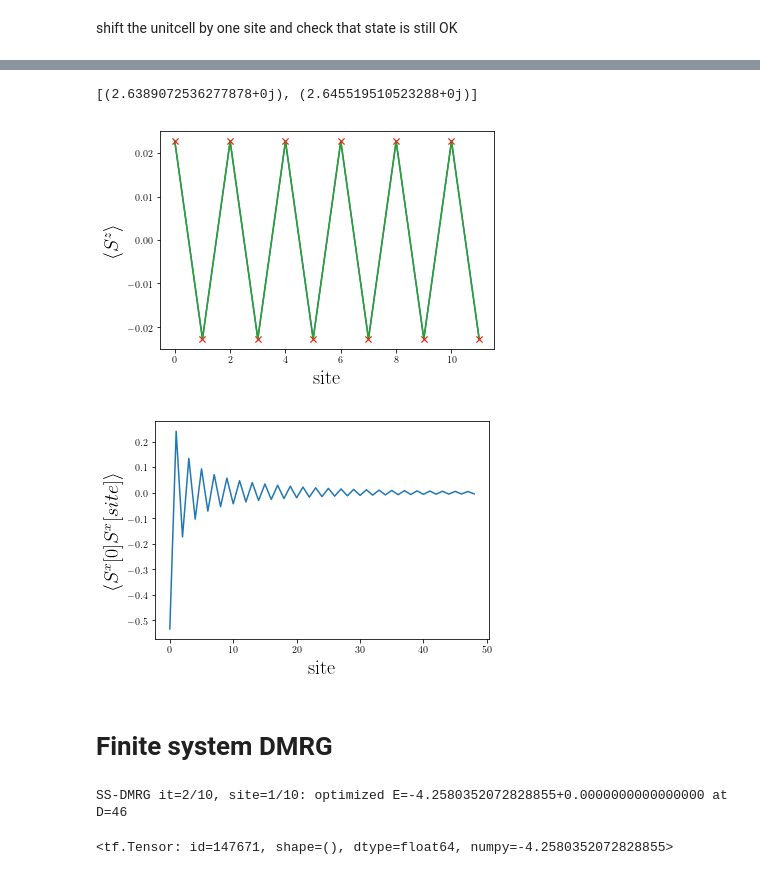
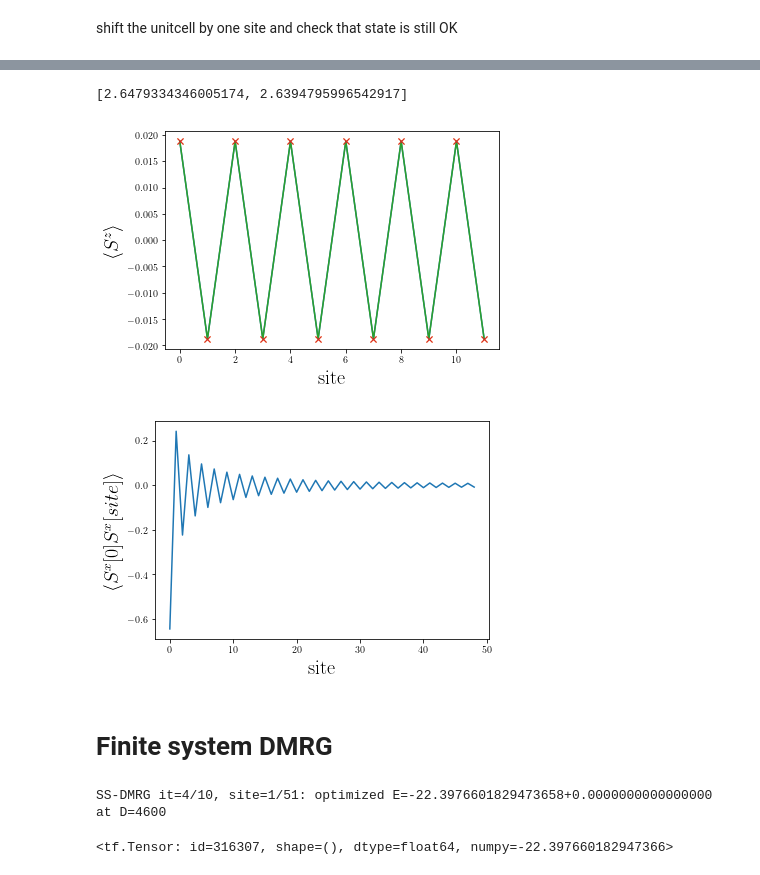
Before and after one commit to google/TensorNetwork, a Jupyter notebook: experiments/MPS/DMRG-experiments.ipynb, the cells around one changed output, grey strips where cells are left out. Drawn from its saved outputs; the diff is of its cells as text; code cells hidden in the pictures.

```diff
--- a/experiments/MPS/DMRG-experiments.ipynb
+++ b/experiments/MPS/DMRG-experiments.ipynb
@@ -160,7 +157,7 @@ idmrg.mps.restore_form(numeig=1)
 #calculate expectation values
 L=12
 imps.position(1)
-Sz=np.diag([-0.5,0.5]).astype(np.complex128)
+Sz=np.diag([-0.5,0.5]).astype(np.float64)
 
 mean_sz=idmrg.mps.expvals_1site([Sz for n in range(L)],range(L))
 mean_sz_=[idmrg.mps.expval_1site(Sz,n).numpy() for n in range(L)]
@@ -192,7 +189,7 @@ check orthogonality conditions after restoring form (all numbers should be small
 # %%
 mean_sz_shifted=idmrg.mps.expvals_1site([Sz for n in range(L)],range(L))
 mean_sz_shifted_=[idmrg.mps.expval_1site(Sz,n).numpy() for n in range(L)]
-Sx=np.array([[0.0,1],[1,0]]).astype(np.complex128)
+Sx=np.array([[0.0,1],[1,0]]).astype(np.float64)
 
 SzSz_=idmrg.mps.correlator_1site(Sx,Sx,1,50)
 
@@ -217,34 +214,34 @@ plt.show()
 # %%
-idmrg.mps.cycle(1)
+idmrg.mps.roll(1)
 imps.position(1)
 print([imps.ortho_deviation(imps.get_tensor(n),'r').numpy() for n in range(len(imps))])
 mean_sz_shifted=idmrg.mps.expvals_1site([Sz for n in range(L)],range(L))
 mean_sz_shifted_=[idmrg.mps.expval_1site(Sz,n).numpy() for n in range(L)]
 
 SzSz_=idmrg.mps.correlator_1site(Sx,Sx,1,50)
 
 plt.plot(range(mean_sz_shifted.shape[0]),mean_sz_shifted.numpy(),
          range(len(mean_sz_shifted_)),mean_sz_shifted_,'x')
 plt.plot(range(mean_sz.shape[0]),mean_sz.numpy(),range(len(mean_sz_)),mean_sz_,'x')
 plt.xlabel('site',fontsize=20)
 plt.ylabel(r'$\langle S^z\rangle$',fontsize=20)
 plt.draw()
 plt.show()
 
 plt.plot(SzSz_.numpy())
 plt.xlabel('site',fontsize=20)
 plt.ylabel(r'$\langle S^x[0] S^x[site]\rangle$',fontsize=20)
 plt.draw()
 plt.show()
 # %% [output]
-[(2.6389072536277878+0j), (2.645519510523288+0j)]
+[2.6479334346005174, 2.6394795996542917]
-[figure, old version]
+[figure, new version]
-[figure, old version]
+[figure, new version]
 # %% [markdown]
 # Finite system DMRG
 # %%
 import time
-N,D,d=10,100,2
+N,D,d=51,100,2
 mps=MPS.FiniteMPSCentralGauge.random([d]*N,[D]*(N-1),dtype=dtype)
 mps.position(0)
 mps.position(len(mps))
@@ -252,10 +249,10 @@ mps.position(0)
 mps.normalize()
 mpo=MPO.FiniteXXZ(Jz=np.ones([N-1]),Jxy=np.ones([N-1]),Bz=np.zeros([N]),dtype=dtype)
 dmrg=DMRG.FiniteDMRGEngine(mps,mpo)
-dmrg.run_one_site(verbose=1,Nsweeps=10,ncv=10,delta=1E-10,precision=1E-100,)
+dmrg.run_one_site(verbose=1,Nsweeps=10,ncv=10,delta=1E-10,precision=1E-10,)
 # %% [output]
-SS-DMRG it=2/10, site=1/10: optimized E=-4.2580352072828855+0.0000000000000000 at D=46
+SS-DMRG it=4/10, site=1/51: optimized E=-22.3976601829473658+0.0000000000000000 at D=4600
-<tf.Tensor: id=147671, shape=(), dtype=float64, numpy=-4.2580352072828855>
+<tf.Tensor: id=316307, shape=(), dtype=float64, numpy=-22.397660182947366>
 # %%
 #calculate expectation values of z-magnetization
 Sz=np.diag([-0.5,0.5]).astype(dtype.as_numpy_dtype)
```
Also changed, not shown: parts of 13 cells of this notebook.
